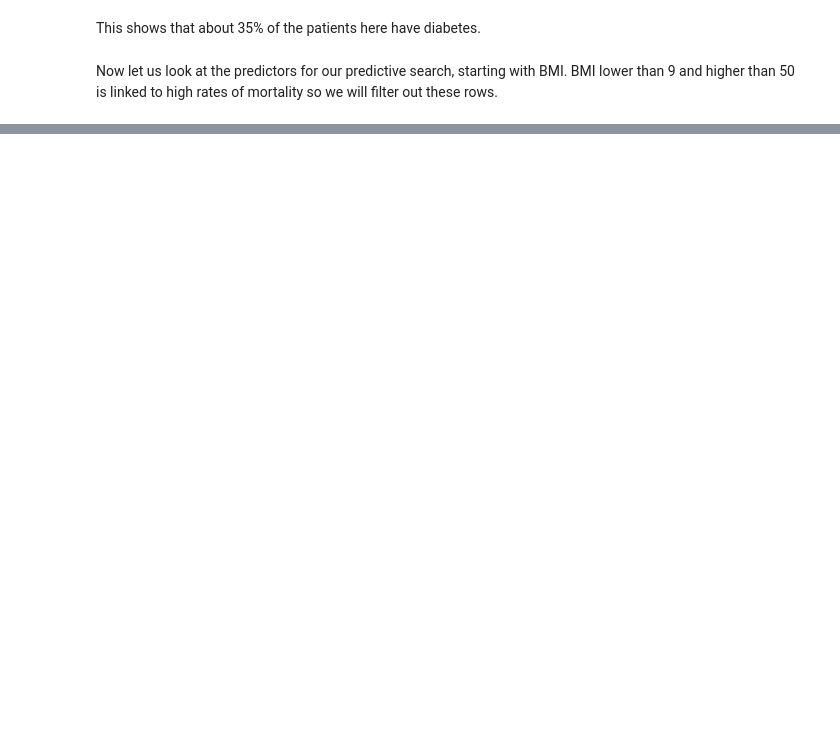
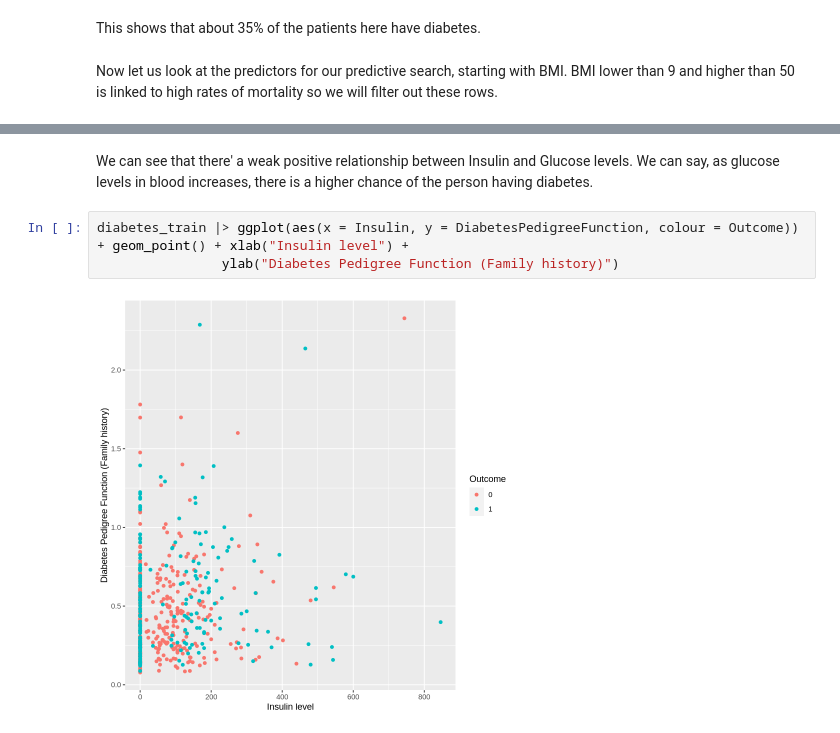
Before and after one commit to anu-raj-16/dsci_100_group_project_2023, a Jupyter notebook: proposal.ipynb, the cells around one changed output, grey strips where cells are left out. Cells and saved outputs as stored; diff of their text form; blank space fills up the shorter version.

```diff
--- a/proposal.ipynb
+++ b/proposal.ipynb
@@ -87,0 +152,7 @@ nrow(diabetes)
+# %% [markdown]
+We can see that there' a weak positive relationship between Insulin and Glucose levels. We can say, as glucose levels in blood increases, there is a higher chance of the person having diabetes.
+# %%
+diabetes_train |> ggplot(aes(x = Insulin, y = DiabetesPedigreeFunction, colour = Outcome)) + geom_point() + xlab("Insulin level") +
+                ylab("Diabetes Pedigree Function (Family history)")
+# %% [output]
+[figure, added]
```
Also changed, not shown: parts of 22 cells of this notebook.
